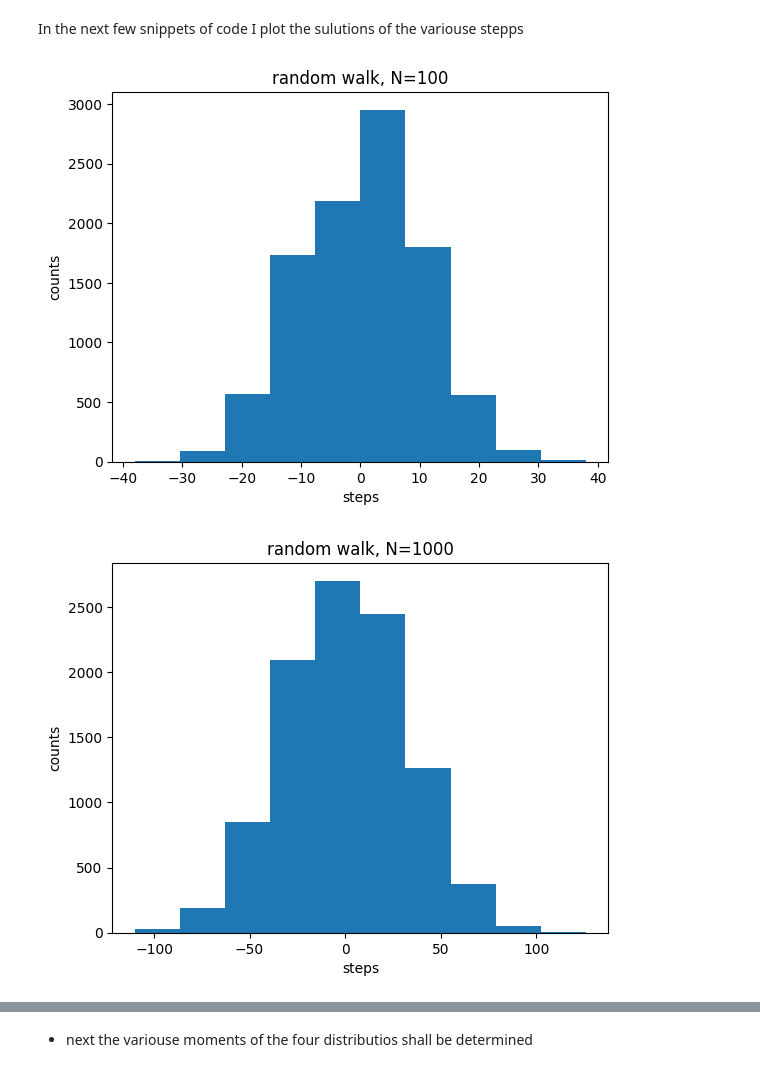
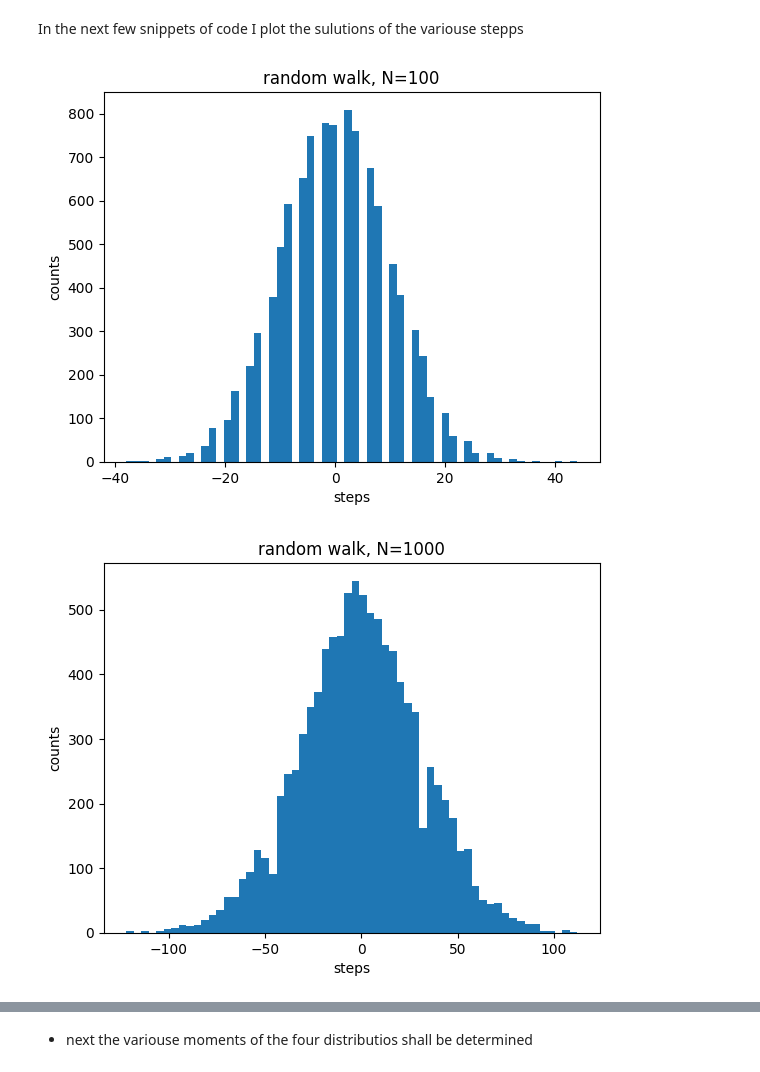
Before and after one commit to DominicNieder/Complex-Classical-Systems, a Jupyter notebook: Sheet05/sheet05-handin.ipynb, the cells around one changed output, grey strips where cells are left out. Drawn from its saved outputs; the diff is of its cells as text; code cells hidden in the pictures.

```diff
--- a/Sheet05/sheet05-handin.ipynb
+++ b/Sheet05/sheet05-handin.ipynb
@@ -27,7 +26,7 @@ The random walk, is simple. So the easiest way to implement is by a simple for l
 N=20000  # number of iteration steps
 
 number_of_particles=10000  # number of particles
-
+n_bins=60
 x = np.zeros((N+1,number_of_particles),dtype=int) # contains all positions for all time steps
 
 # for loop to simulate a random walk
@@ -42,23 +41,23 @@ for i in range(N):
 In the next few snippets of code I plot the sulutions of the variouse stepps
 # %%
 plt.title("random walk, N=100")
-plt.hist(x[100])
+plt.hist(x[100],bins=n_bins)
 plt.ylabel("counts")
 plt.xlabel("steps")
 plt.savefig("RW_N100.png")
 plt.show()
 plt.close()
 # %% [output]
-[figure, old version]
+[figure, new version]
 # %%
 plt.title("random walk, N=1000")
-plt.hist(x[1000])
+plt.hist(x[1000],bins=n_bins)
 plt.ylabel("counts")
 plt.xlabel("steps")
 plt.savefig("RW_N1000.png")
 plt.show()
 plt.close()
 # %% [output]
-[figure, old version]
+[figure, new version]
 # %%
 plt.title("random walk, N=10000")
```
Also changed, not shown: parts of 15 cells of this notebook.
